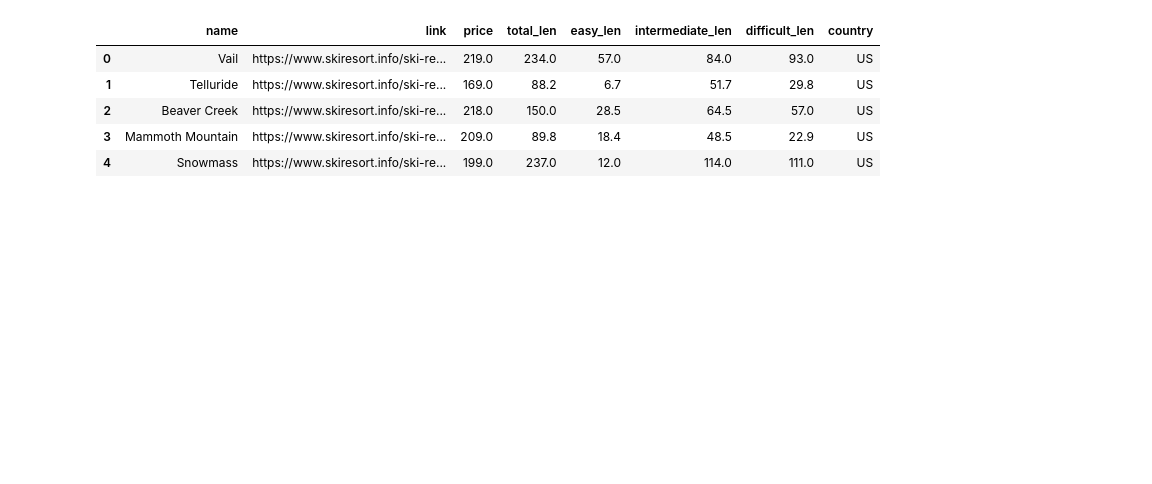
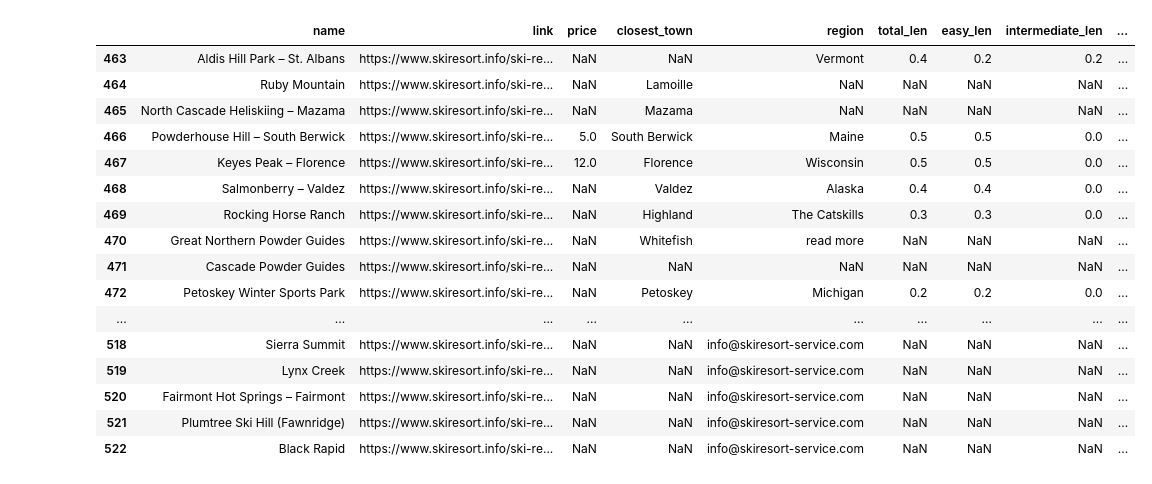
Before and after one commit to lanakimova/ShreddingtheGnar, a Jupyter notebook: weather.ipynb, the cells around one changed output. Saved outputs shown, nothing was run; the diff lists cells and outputs as text; code cells hidden in the pictures; blank space fills up the shorter version.

```diff
--- a/weather.ipynb
+++ b/weather.ipynb
@@ -28,16 +28,27 @@ country = "US"
 # %%
 # Set index to name
 # resort = resort_df.set_index('name')
 updated_resort = resort_df.drop(['Unnamed: 0'], axis = 1)
 updated_resort['country'] = country
-updated_resort.head()
+updated_resort.tail(60)
 # %% [output]
-|  | name | link | price | total_len | easy_len | intermediate_len | difficult_len | country |
-| 0 | Vail | https://www.skiresort.info/ski-re... | 219.0 | 234.0 | 57.0 | 84.0 | 93.0 | US |
-| 1 | Telluride | https://www.skiresort.info/ski-re... | 169.0 | 88.2 | 6.7 | 51.7 | 29.8 | US |
-| 2 | Beaver Creek | https://www.skiresort.info/ski-re... | 218.0 | 150.0 | 28.5 | 64.5 | 57.0 | US |
-| 3 | Mammoth Mountain | https://www.skiresort.info/ski-re... | 209.0 | 89.8 | 18.4 | 48.5 | 22.9 | US |
-| 4 | Snowmass | https://www.skiresort.info/ski-re... | 199.0 | 237.0 | 12.0 | 114.0 | 111.0 | US |
+|  | name | link | price | closest_town | region | total_len | easy_len | intermediate_len | ... |
+| 463 | Aldis Hill Park – St. Albans | https://www.skiresort.info/ski-re... | NaN | NaN | Vermont | 0.4 | 0.2 | 0.2 | ... |
+| 464 | Ruby Mountain | https://www.skiresort.info/ski-re... | NaN | Lamoille | NaN | NaN | NaN | NaN | ... |
+| 465 | North Cascade Heliskiing – Mazama | https://www.skiresort.info/ski-re... | NaN | Mazama | NaN | NaN | NaN | NaN | ... |
+| 466 | Powderhouse Hill – South Berwick | https://www.skiresort.info/ski-re... | 5.0 | South Berwick | Maine | 0.5 | 0.5 | 0.0 | ... |
+| 467 | Keyes Peak – Florence | https://www.skiresort.info/ski-re... | 12.0 | Florence | Wisconsin | 0.5 | 0.5 | 0.0 | ... |
+| 468 | Salmonberry – Valdez | https://www.skiresort.info/ski-re... | NaN | Valdez | Alaska | 0.4 | 0.4 | 0.0 | ... |
+| 469 | Rocking Horse Ranch | https://www.skiresort.info/ski-re... | NaN | Highland | The Catskills | 0.3 | 0.3 | 0.0 | ... |
+| 470 | Great Northern Powder Guides | https://www.skiresort.info/ski-re... | NaN | Whitefish | read more | NaN | NaN | NaN | ... |
+| 471 | Cascade Powder Guides | https://www.skiresort.info/ski-re... | NaN | NaN | NaN | NaN | NaN | NaN | ... |
+| 472 | Petoskey Winter Sports Park | https://www.skiresort.info/ski-re... | NaN | Petoskey | Michigan | 0.2 | 0.2 | 0.0 | ... |
+| ... | ... | ... | ... | ... | ... | ... | ... | ... | ... |
+| 518 | Sierra Summit | https://www.skiresort.info/ski-re... | NaN | NaN | info@skiresort-service.com | NaN | NaN | NaN | ... |
+| 519 | Lynx Creek | https://www.skiresort.info/ski-re... | NaN | NaN | info@skiresort-service.com | NaN | NaN | NaN | ... |
+| 520 | Fairmont Hot Springs – Fairmont | https://www.skiresort.info/ski-re... | NaN | NaN | info@skiresort-service.com | NaN | NaN | NaN | ... |
+| 521 | Plumtree Ski Hill (Fawnridge) | https://www.skiresort.info/ski-re... | NaN | NaN | info@skiresort-service.com | NaN | NaN | NaN | ... |
+| 522 | Black Rapid | https://www.skiresort.info/ski-re... | NaN | NaN | info@skiresort-service.com | NaN | NaN | NaN | ... |
 # %%
 len(updated_resort)
 # %% [output]
```
Also changed, not shown: parts of 27 cells of this notebook.
